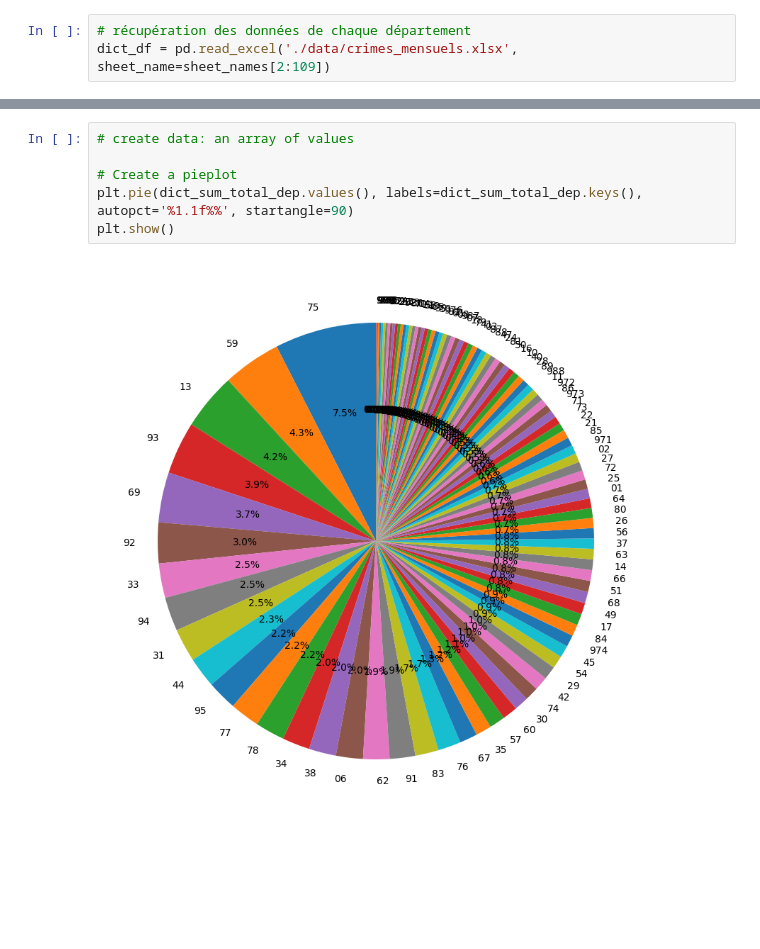
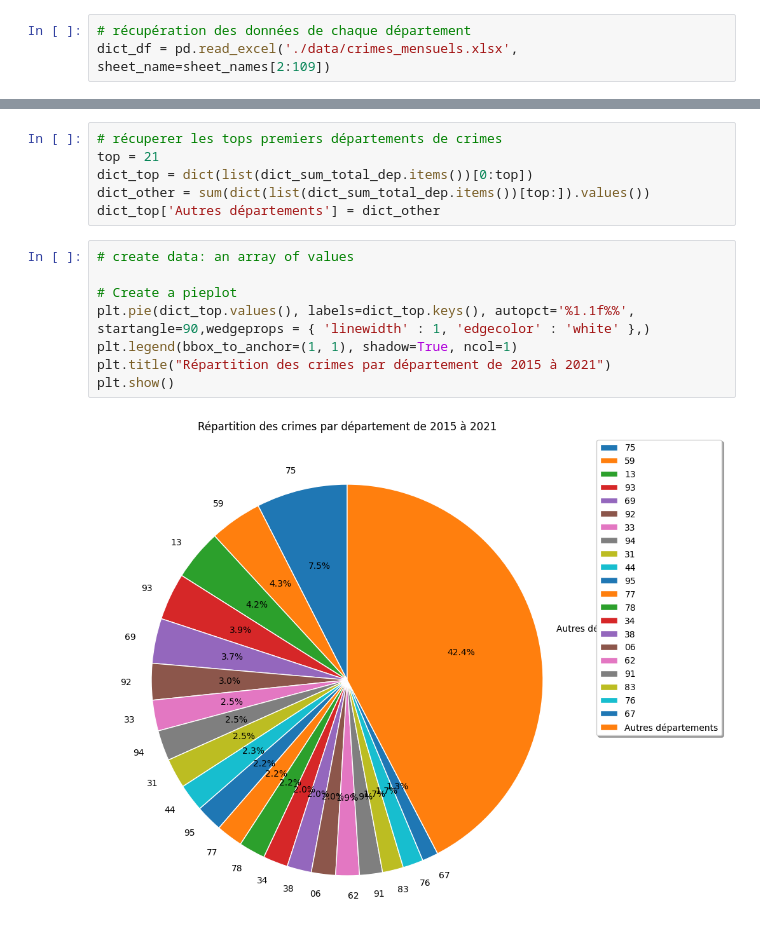
Before and after one commit to SandRatiaray/openData, a Jupyter notebook: crimes_departements.ipynb, the cells around one changed output, grey strips where cells are left out. Cells and saved outputs as stored; diff of their text form; blank space fills up the shorter version.

```diff
--- a/crimes_departements.ipynb
+++ b/crimes_departements.ipynb
@@ -68,8 +84,16 @@ dict_values([1930540, 1109240, 1079838, 999478, 952045, 774998, 653619, 644606,
+# %%
+# récuperer les tops premiers départements de crimes
+top = 21
+dict_top = dict(list(dict_sum_total_dep.items())[0:top])
+dict_other = sum(dict(list(dict_sum_total_dep.items())[top:]).values())
+dict_top['Autres départements'] = dict_other
 # %%
 # create data: an array of values
 
 # Create a pieplot
-plt.pie(dict_sum_total_dep.values(), labels=dict_sum_total_dep.keys(), autopct='%1.1f%%', startangle=90)
+plt.pie(dict_top.values(), labels=dict_top.keys(), autopct='%1.1f%%', startangle=90,wedgeprops = { 'linewidth' : 1, 'edgecolor' : 'white' },)
+plt.legend(bbox_to_anchor=(1, 1), shadow=True, ncol=1)
+plt.title("Répartition des crimes par département de 2015 à 2021")
 plt.show()
 # %% [output]
-[figure, old version]
+[figure, new version]
```
Also changed, not shown: parts of 5 cells of this notebook.
